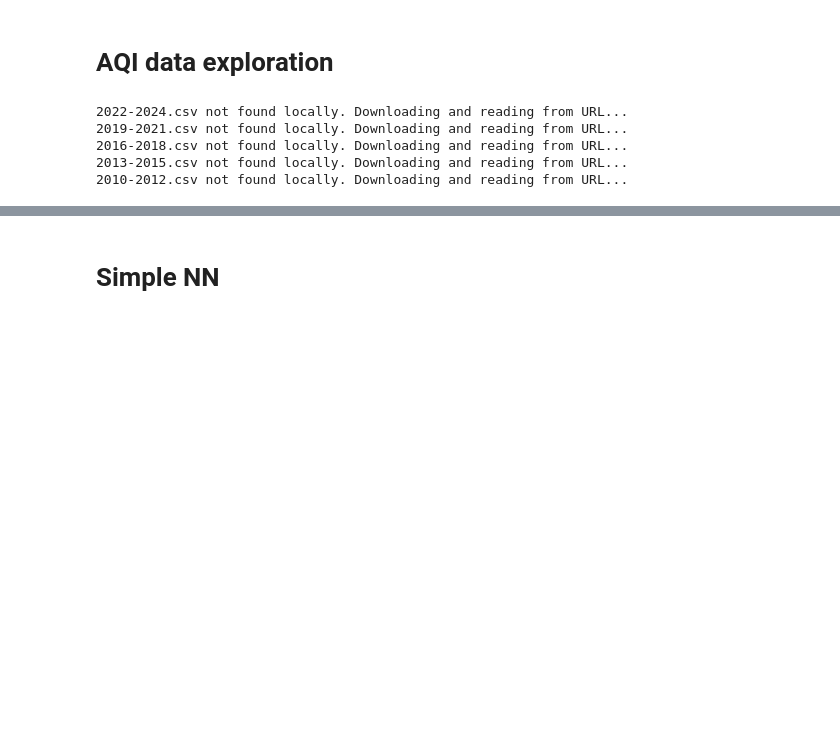
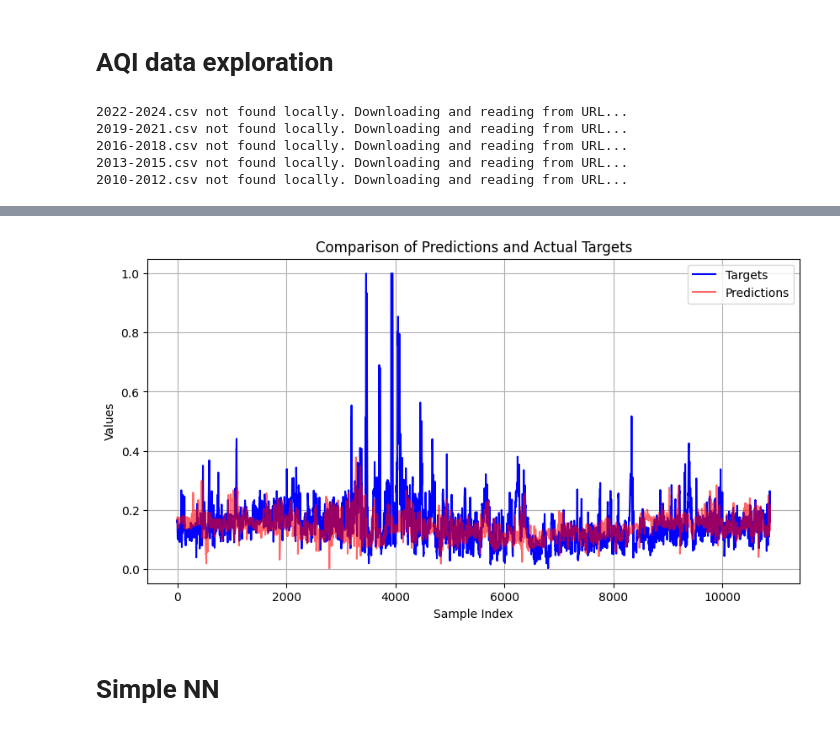
Before and after one commit to Magellol/montreal-aqi-predictions, a Jupyter notebook: index.ipynb, the cells around one changed output, grey strips where cells are left out. Drawn from its saved outputs; the diff is of its cells as text; code cells hidden in the pictures; blank space fills up the shorter version.

Commit message:
Implement LSTM

```diff
--- a/index.ipynb
+++ b/index.ipynb
@@ -312,0 +387,17 @@ def mk_analysis_df(df, preds, scaler):
+# %%
+# Assuming train_ds, val_ds, and test_ds have been created
+bs = 2048  # batch size
+shuffle_train = False  # Typically you do not shuffle time series data
+
+dls = DataLoaders.from_dsets(train_ds, val_ds, bs=bs, shuffle=shuffle_train, device='cuda')
+# %%
+input_dim = X_train.shape[2]  # Number of input features per timestep
+hidden_dim = 50  # Number of features in the hidden state
+output_dim = 1  # Predicting a single output
+num_layers = 1  # Number of LSTM layers
+
+model = LSTMModel(input_dim, hidden_dim, output_dim, num_layers)
+learn = Learner(dls, model, loss_func=F.mse_loss, metrics=[mae])
+
+# Train the model
+learn.fit_one_cycle(10, 1e-3)
@@ -312,0 +416,5 @@ def mk_analysis_df(df, preds, scaler):
+# %%
+test_dl = dls.test_dl(test_ds, with_labels=True, bs=64)
+preds, targets = learn.get_preds(dl=test_dl)
+
+mae(preds, targets)
@@ -313,3 +424,20 @@ def mk_analysis_df(df, preds, scaler):
+# %%
+# Converting tensors to numpy arrays for plotting
+preds_array = preds.numpy()
+targets_array = targets.numpy()
+
+# Plotting
+plt.figure(figsize=(10, 5))
+plt.plot(targets_array, label='Targets', color='blue')
+plt.plot(preds_array, label='Predictions', color='red', alpha=0.6)
+plt.title('Comparison of Predictions and Actual Targets')
+plt.xlabel('Sample Index')
+plt.ylabel('Values')
+plt.legend()
+plt.grid(True)
+plt.show()
+# %% [output]
+[figure, added]
 # %% [markdown]
 # Simple NN
 # %%
```
Also changed, not shown: parts of 18 cells of this notebook.
